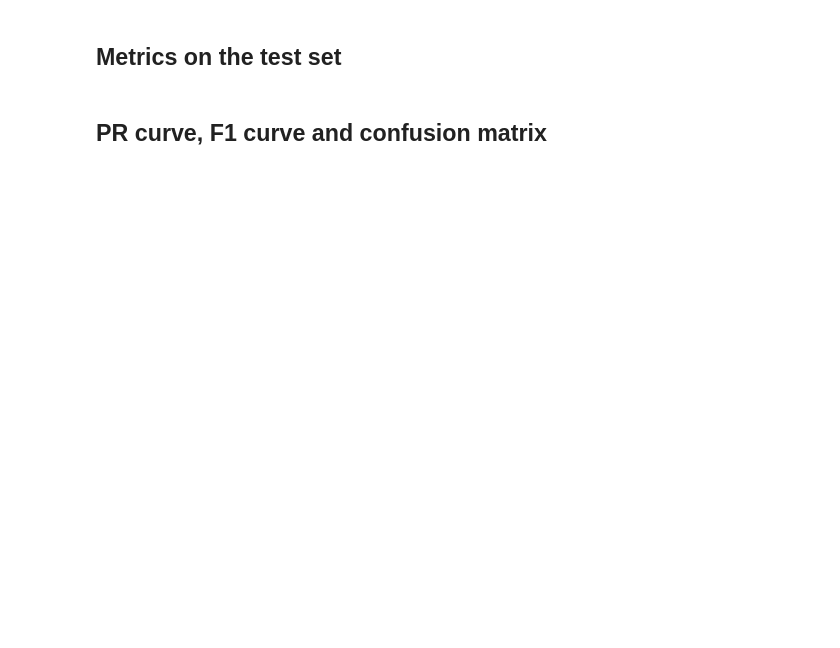
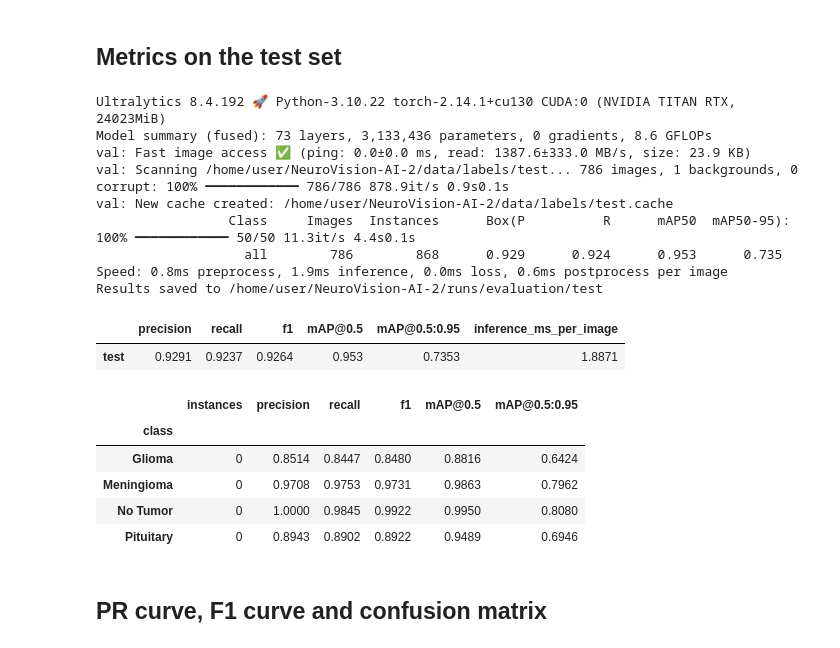
Before and after one commit to oelaimar/NeuroVision-AI-2, a Jupyter notebook: notebooks/03_evaluation.ipynb, the cells around one changed output. Cells and saved outputs as stored; diff of their text form; code cells hidden in the pictures; blank space fills up the shorter version.

Commit message:
feat(training): complete end-to-end experiment workflow and model registry

```diff
--- a/notebooks/03_evaluation.ipynb
+++ b/notebooks/03_evaluation.ipynb
@@ -52,9 +79,27 @@ print(model_info)
 # %%
 from src.evaluate import evaluate
 
-global_metrics, per_class = evaluate(model, data_yaml=cfg.DATA_YAML, splt="test")
+global_metrics, per_class = evaluate(model, data_yaml=cfg.DATA_YAML, split="test")
 display(global_metrics)
 display(per_class)
+# %% [output]
+Ultralytics 8.4.192 🚀 Python-3.10.22 torch-2.14.1+cu130 CUDA:0 (NVIDIA TITAN RTX, 24023MiB)
+Model summary (fused): 73 layers, 3,133,436 parameters, 0 gradients, 8.6 GFLOPs
+val: Fast image access ✅ (ping: 0.0±0.0 ms, read: 1387.6±333.0 MB/s, size: 23.9 KB)
+val: Scanning /home/user/NeuroVision-AI-2/data/labels/test... 786 images, 1 backgrounds, 0 corrupt: 100% ━━━━━━━━━━━━ 786/786 878.9it/s 0.9s0.1s
+val: New cache created: /home/user/NeuroVision-AI-2/data/labels/test.cache
+                 Class     Images  Instances      Box(P          R      mAP50  mAP50-95): 100% ━━━━━━━━━━━━ 50/50 11.3it/s 4.4s0.1s
+                   all        786        868      0.929      0.924      0.953      0.735
+Speed: 0.8ms preprocess, 1.9ms inference, 0.0ms loss, 0.6ms postprocess per image
+Results saved to /home/user/NeuroVision-AI-2/runs/evaluation/test
+|  | precision | recall | f1 | mAP@0.5 | mAP@0.5:0.95 | inference_ms_per_image |
+| test | 0.9291 | 0.9237 | 0.9264 | 0.953 | 0.7353 | 1.8871 |
+|  | instances | precision | recall | f1 | mAP@0.5 | mAP@0.5:0.95 |
+| class |  |  |  |  |  |  |
+| Glioma | 0 | 0.8514 | 0.8447 | 0.8480 | 0.8816 | 0.6424 |
+| Meningioma | 0 | 0.9708 | 0.9753 | 0.9731 | 0.9863 | 0.7962 |
+| No Tumor | 0 | 1.0000 | 0.9845 | 0.9922 | 0.9950 | 0.8080 |
+| Pituitary | 0 | 0.8943 | 0.8902 | 0.8922 | 0.9489 | 0.6946 |
 # %% [markdown]
 ## PR curve, F1 curve and confusion matrix
 # %%
```
Also changed, not shown: parts of 5 cells of this notebook, 5 other files.
